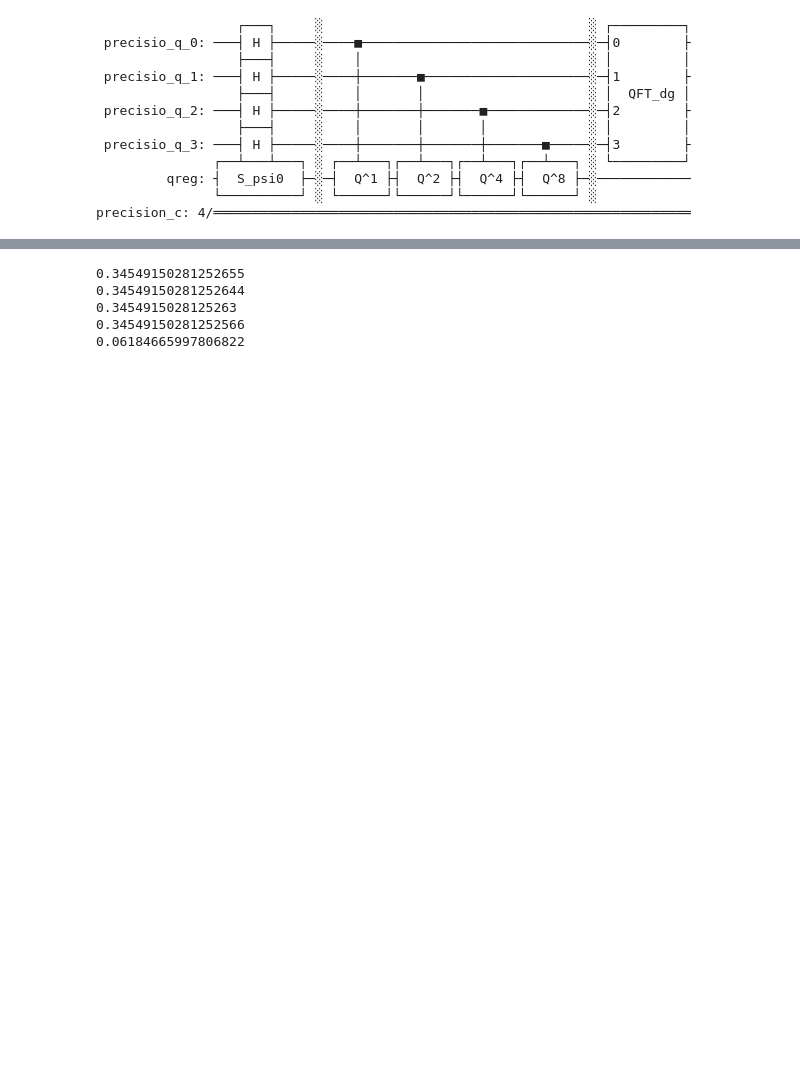
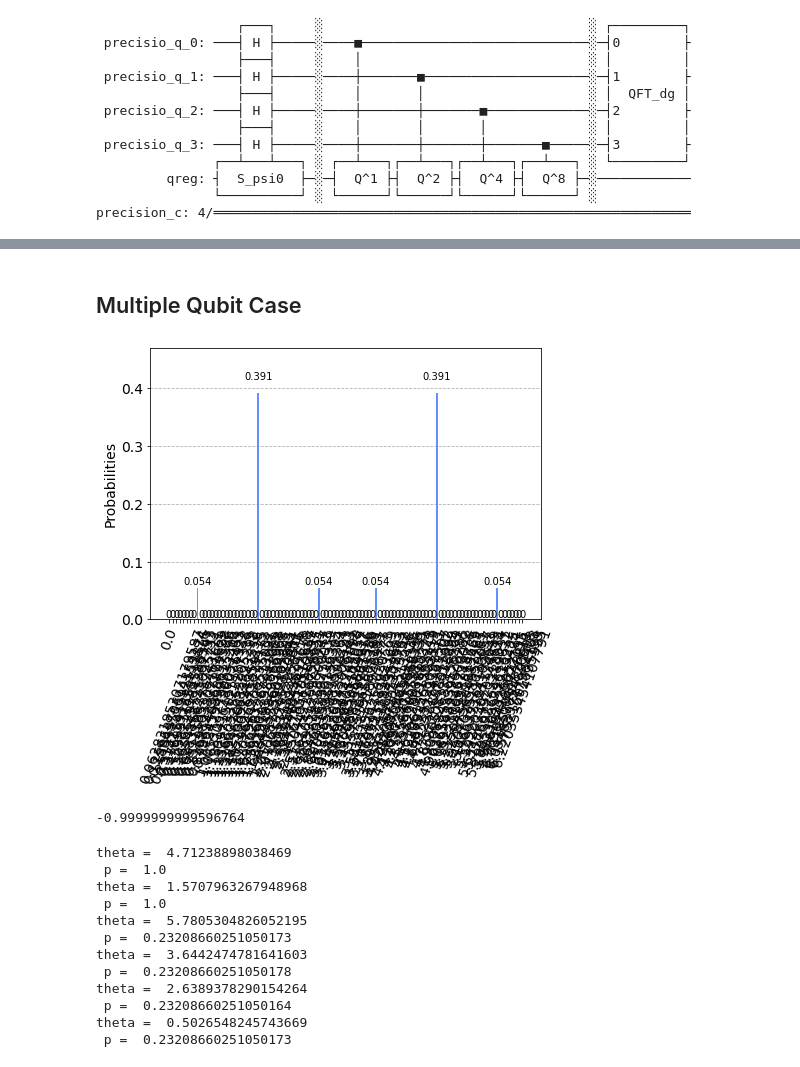
Before and after one commit to speQtrum/QulabsWorkspace-Rajarshi, a Jupyter notebook: QAE.mle.ipynb, the cells around one changed output, grey strips where cells are left out. Saved outputs shown, nothing was run; the diff lists cells and outputs as text; code cells hidden in the pictures; blank space fills up the shorter version.

```diff
--- a/QAE.mle.ipynb
+++ b/QAE.mle.ipynb
@@ -324,8 +342,51 @@ $       heta $ =  2.8902652413026098
+# %% [markdown]
+## Multiple Qubit Case
+# %%
+def generate_le_multi(patterns, q=1, shots= 100, thetas= np.linspace(0, 2*pi, 100, endpoint= False) ):
+    d = len(patterns[0])
+    good_states = [ ''.join([str(elem) for elem in pattern]) for pattern in patterns      ]
+
+    qreg = QuantumRegister(d, name= 'qreg')
+    ancilla = AncillaRegister(1, name= 'ancilla')
+    creg = ClassicalRegister(d, name= 'creg')
+    qc = QuantumCircuit(qreg, ancilla, creg)
+
+    qc.h(qreg)
+    qc.append(grover(patterns, q).to_gate(), list(range(d+1)) )
+
+
+    qc.measure(qreg, creg)
+    counts =  execute(qc, backend= aer, shots = shots).result().get_counts()
+    good_counts = sum([counts[state] for state in good_states ])
+    le = likelihood(good_counts,q,shots,thetas= thetas)
+
+    return le
+# %%
+patterns = [[1,1,1],[0,1,0]]
+# patterns = [[0,1,1,1],[0,0,1,0],[1,0,1,1]]
+good_states = [ ''.join([str(elem) for elem in pattern]) for pattern in patterns      ]
+# %%
+le = generate_le_multi(patterns ,q= 1 , shots= 500)
+plot_histogram(le)
+# %% [output]
+[figure, added]
+# %%
+np.sin(4.71238)
+# %% [output]
+-0.9999999999596764
 # %%
-for p in range(5): print( (np.sin(estimate[p][1]))**2 )
+estimate = sorted(zip(le.values(), le.keys()), reverse= True)
+for p in range(6): print('theta = ',estimate[p][1] ), print(' p = ', (np.sin(estimate[p][1]))**2 )
 # %% [output]
-0.34549150281252655
-0.34549150281252644
-0.3454915028125263
-0.34549150281252566
-0.06184665997806822
+theta =  4.71238898038469
+ p =  1.0
+theta =  1.5707963267948968
+ p =  1.0
+theta =  5.7805304826052195
+ p =  0.23208660251050173
+theta =  3.6442474781641603
+ p =  0.23208660251050178
+theta =  2.6389378290154264
+ p =  0.23208660251050164
+theta =  0.5026548245743669
+ p =  0.23208660251050173
```
Also changed, not shown: parts of 16 cells of this notebook.
